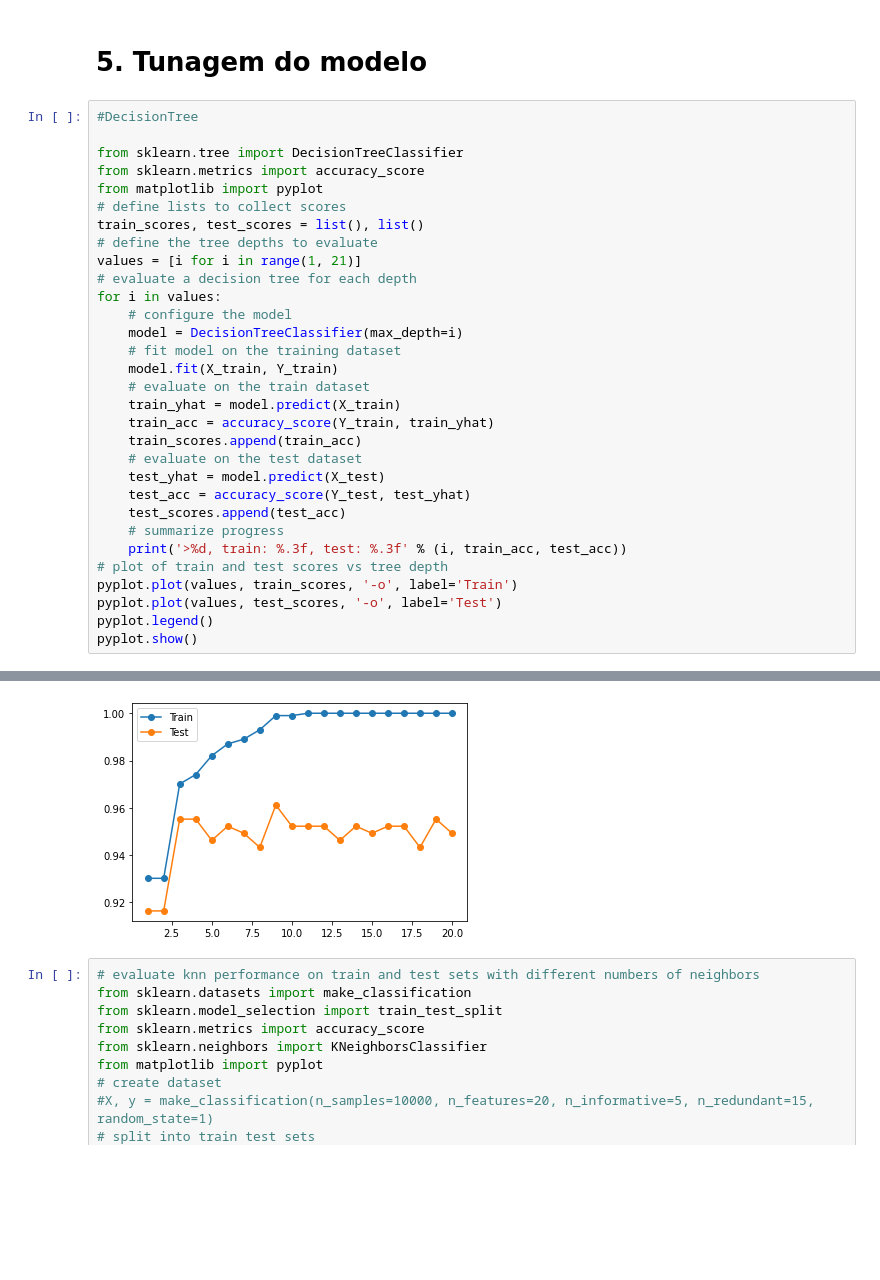
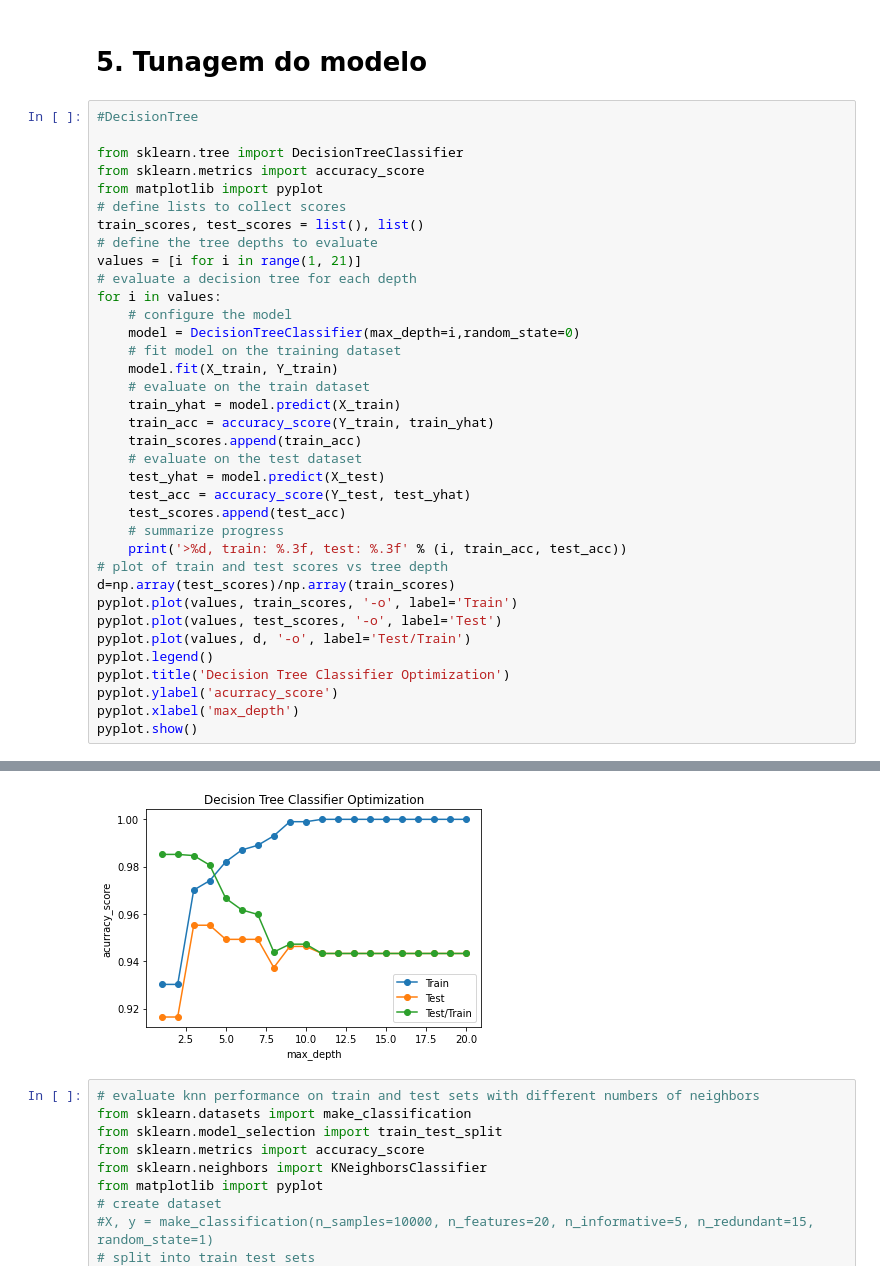
Before and after one commit to galvsoliveira/Smokers-Prediction-Interview, a Jupyter notebook: desafio_entrevista.ipynb, the cells around one changed output, grey strips where cells are left out. Saved outputs shown, nothing was run; the diff lists cells and outputs as text; blank space fills up the shorter version.

```diff
--- a/desafio_entrevista.ipynb
+++ b/desafio_entrevista.ipynb
@@ -762,7 +762,7 @@ values = [i for i in range(1, 21)]
 # evaluate a decision tree for each depth
 for i in values:
 	# configure the model
-	model = DecisionTreeClassifier(max_depth=i)
+	model = DecisionTreeClassifier(max_depth=i,random_state=0)
 	# fit model on the training dataset
 	model.fit(X_train, Y_train)
 	# evaluate on the train dataset
@@ -776,9 +776,14 @@ for i in values:
 	# summarize progress
 	print('>%d, train: %.3f, test: %.3f' % (i, train_acc, test_acc))
 # plot of train and test scores vs tree depth
+d=np.array(test_scores)/np.array(train_scores)
 pyplot.plot(values, train_scores, '-o', label='Train')
 pyplot.plot(values, test_scores, '-o', label='Test')
+pyplot.plot(values, d, '-o', label='Test/Train')
 pyplot.legend()
+pyplot.title('Decision Tree Classifier Optimization')
+pyplot.ylabel('acurracy_score')
+pyplot.xlabel('max_depth')
 pyplot.show()
 # %% [output]
 >1, train: 0.930, test: 0.916
@@ -804,4 +809,4 @@ pyplot.show()
-[figure, old version]
+[figure, new version]
 # %%
 # evaluate knn performance on train and test sets with different numbers of neighbors
 from sklearn.datasets import make_classification
```
Also changed, not shown: parts of 8 cells of this notebook, 2 other files.
